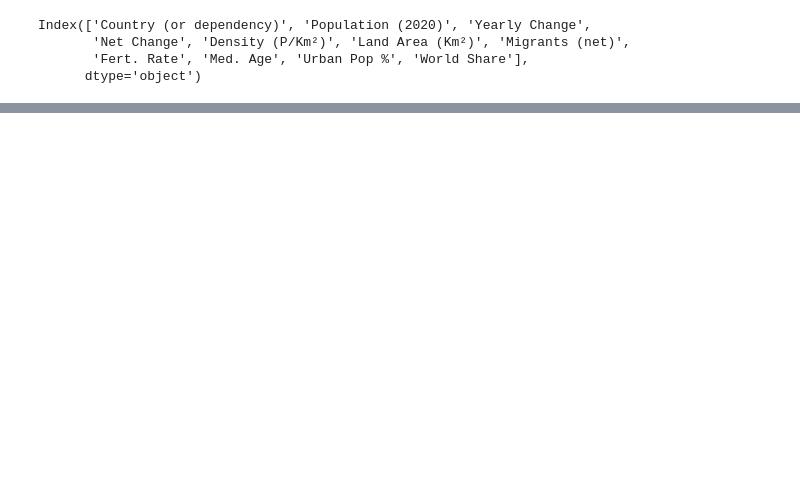
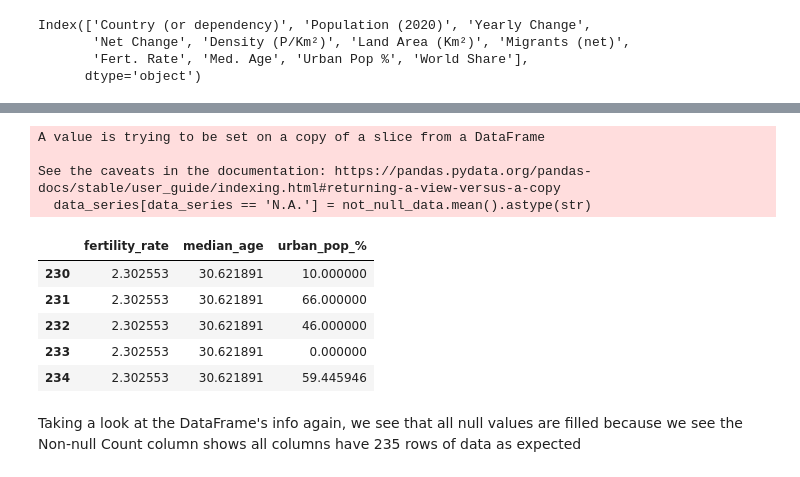
Before and after one commit to Dewalade1/webscrapping-tools, a Jupyter notebook: Scraping-for-odmena-ai-energy-in-nigeria/Cleaning-scraped-world-population-data.ipynb, the cells around one changed output, grey strips where cells are left out. Cells and saved outputs as stored; diff of their text form; code cells hidden in the pictures; blank space fills up the shorter version.

```diff
--- a/Scraping-for-odmena-ai-energy-in-nigeria/Cleaning-scraped-world-population-data.ipynb
+++ b/Scraping-for-odmena-ai-energy-in-nigeria/Cleaning-scraped-world-population-data.ipynb
@@ -174,2 +233,0 @@ Name: World Share, Length: 74, dtype: Int64
-# %%
-for column in
@@ -243,0 +278,8 @@ Name: Migrants (net), Length: 235, dtype: object
+# %%
+net_migrants = worldPopData['net_migrants'].astype(float)
+not_null_migrants = net_migrants[net_migrants.notnull()]
+net_migrants[net_migrants.isnull()] = not_null_migrants.mean()
+worldPopData['net_migrants'] = worldPopData['net_migrants'].astype(float)
+worldPopData['net_migrants'] = net_migrants
+
+worldPopData['net_migrants']
@@ -243,0 +299,21 @@ Name: Migrants (net), Length: 235, dtype: object
+# %%
+for column in worldPopData[['fertility_rate', 'median_age', 'urban_pop_%']]:
+    data_series = worldPopData[column]
+    not_null_data = data_series[data_series != 'N.A.'].astype(float)
+    data_series[data_series == 'N.A.'] = not_null_data.mean().astype(str)
+    worldPopData[column] = data_series.astype(float)
+
+worldPopData[['fertility_rate', 'median_age', 'urban_pop_%']].tail()
+# %% [output]
+A value is trying to be set on a copy of a slice from a DataFrame
+
+See the caveats in the documentation: https://pandas.pydata.org/pandas-docs/stable/user_guide/indexing.html#returning-a-view-versus-a-copy
+  data_series[data_series == 'N.A.'] = not_null_data.mean().astype(str)
+|  | fertility_rate | median_age | urban_pop_% |
+| 230 | 2.302553 | 30.621891 | 10.000000 |
+| 231 | 2.302553 | 30.621891 | 66.000000 |
+| 232 | 2.302553 | 30.621891 | 46.000000 |
+| 233 | 2.302553 | 30.621891 | 0.000000 |
+| 234 | 2.302553 | 30.621891 | 59.445946 |
+# %% [markdown]
+Taking a look at the DataFrame's info again, we see that all null values are filled because we see the Non-null Count column shows all columns have 235 rows of data as expected
```
Also changed, not shown: parts of 31 cells of this notebook, 2 other files.
